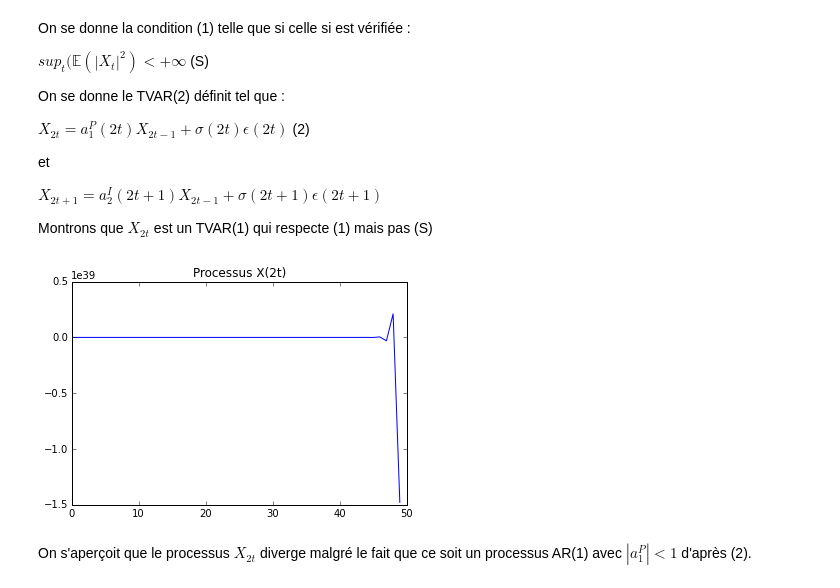
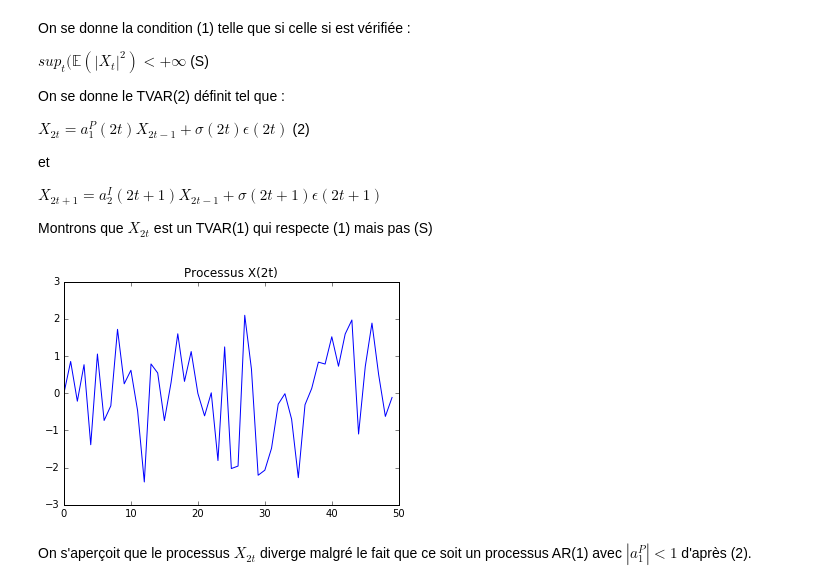
Before and after one commit to jngod2011/TVAR_Prediction, a Jupyter notebook: Contre_exemple_TVAR(2).ipynb, the cells around one changed output. Saved outputs shown, nothing was run; the diff lists cells and outputs as text; code cells hidden in the pictures.

```diff
--- a/Contre_exemple_TVAR(2).ipynb
+++ b/Contre_exemple_TVAR(2).ipynb
@@ -58,24 +58,24 @@ Montrons que $X_{2t}$ est un TVAR(1) qui respecte (1) mais pas (S)
 # %%
 N = 1 #Nombre d'échantillons observés
 T = 100 #horizon des temps
 X = np.zeros((T,1)) #SX avec X_0 = X_1 = 0
 a_P = 0.5 #coeff a_1^P
-a_I = -7 #coeff a_2^I
+a_I = 0.5 #coeff a_2^I
 B = np.random.randn(T,1) #Bruit pour chaque échantillon
 
 for t in (np.arange(T-2)+2): # On balaye de 2 à T
     if t%2 ==0:
         X[t] = a_P * X[t-1] + B[t]
 
     else:
         X[t] = a_I * X[t-2] + B[t]
 
 X_2 = np.array([X[2*i] for i in np.arange(T/2)])
 plt.plot(X_2)
 plt.title("Processus X(2t)")
 
 sup_X = np.max([np.abs(X_2[i] ** 2) for i in np.arange(len(X_2))])
 # %% [output]
-[figure, old version]
+[figure, new version]
 # %% [markdown]
 On s'aperçoit que le processus $X_{2t}$ diverge malgré le fait que ce soit un processus AR(1) avec $|a_1^P|<1$ d'après (2).
```
Also changed, not shown: parts of 2 cells of this notebook.
